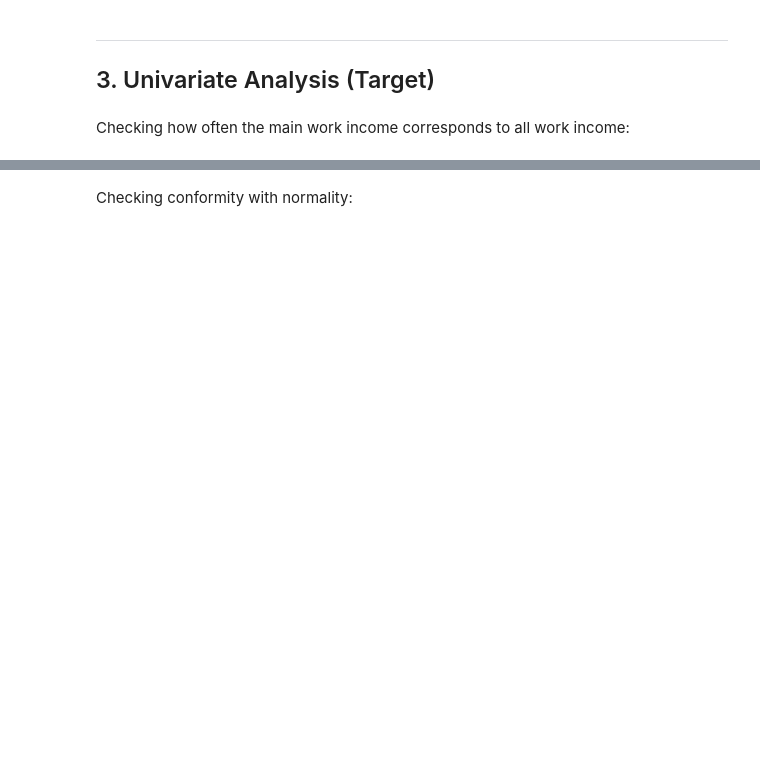
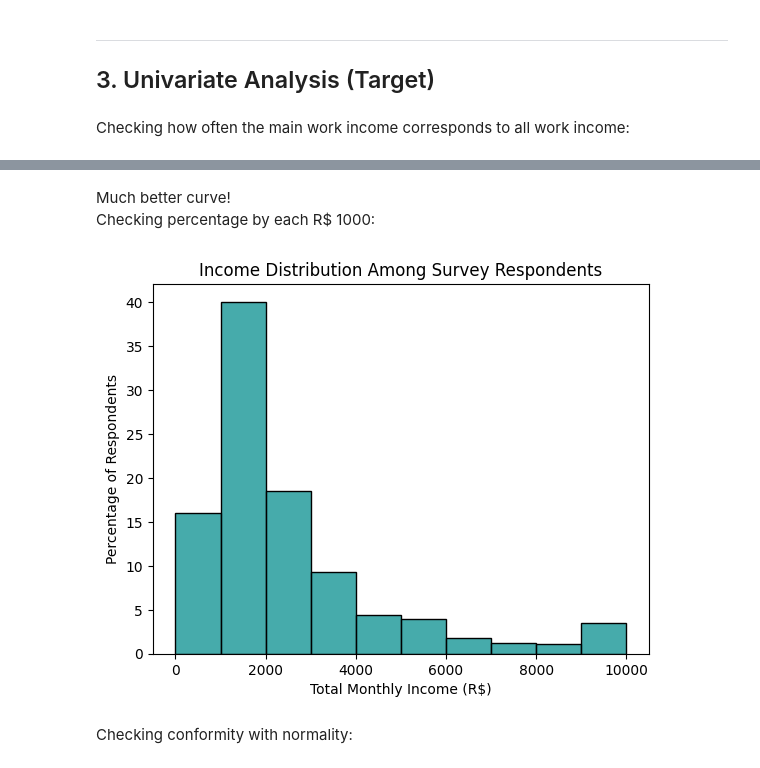
Before and after one commit to viniciussuares/IncomePrediction, a Jupyter notebook: notebooks/eda.ipynb, the cells around one changed output, grey strips where cells are left out. Cells and saved outputs as stored; diff of their text form; code cells hidden in the pictures; blank space fills up the shorter version.

```diff
--- a/notebooks/eda.ipynb
+++ b/notebooks/eda.ipynb
@@ -292,3 +243,16 @@ utils.plot_histogram(
+# %% [markdown]
+Much better curve!
+Checking percentage by each R$ 1000:
+# %%
+utils.plot_histogram(
+    df['all_work_income'],
+    title= 'Income Distribution Among Survey Respondents',
+    y_label='Percentage of Respondents',
+    x_label='Total Monthly Income (R$)',
+    bins = [bin for bin in range(0, 11000, 1000)]
+)
+# %% [output]
+[figure, added]
 # %% [markdown]
 Checking conformity with normality:
 # %%
```
Also changed, not shown: parts of 55 cells of this notebook, 1 other file.
